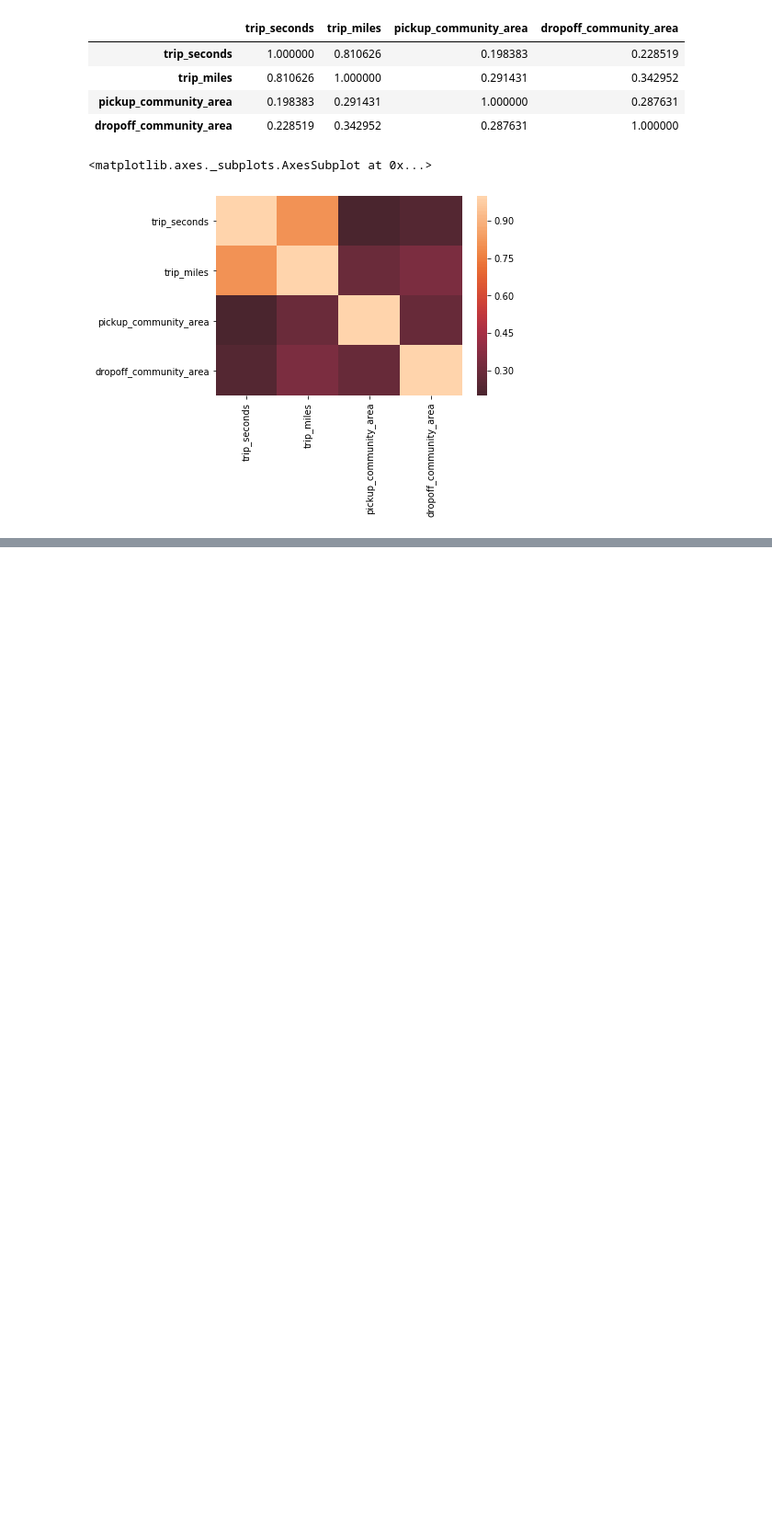
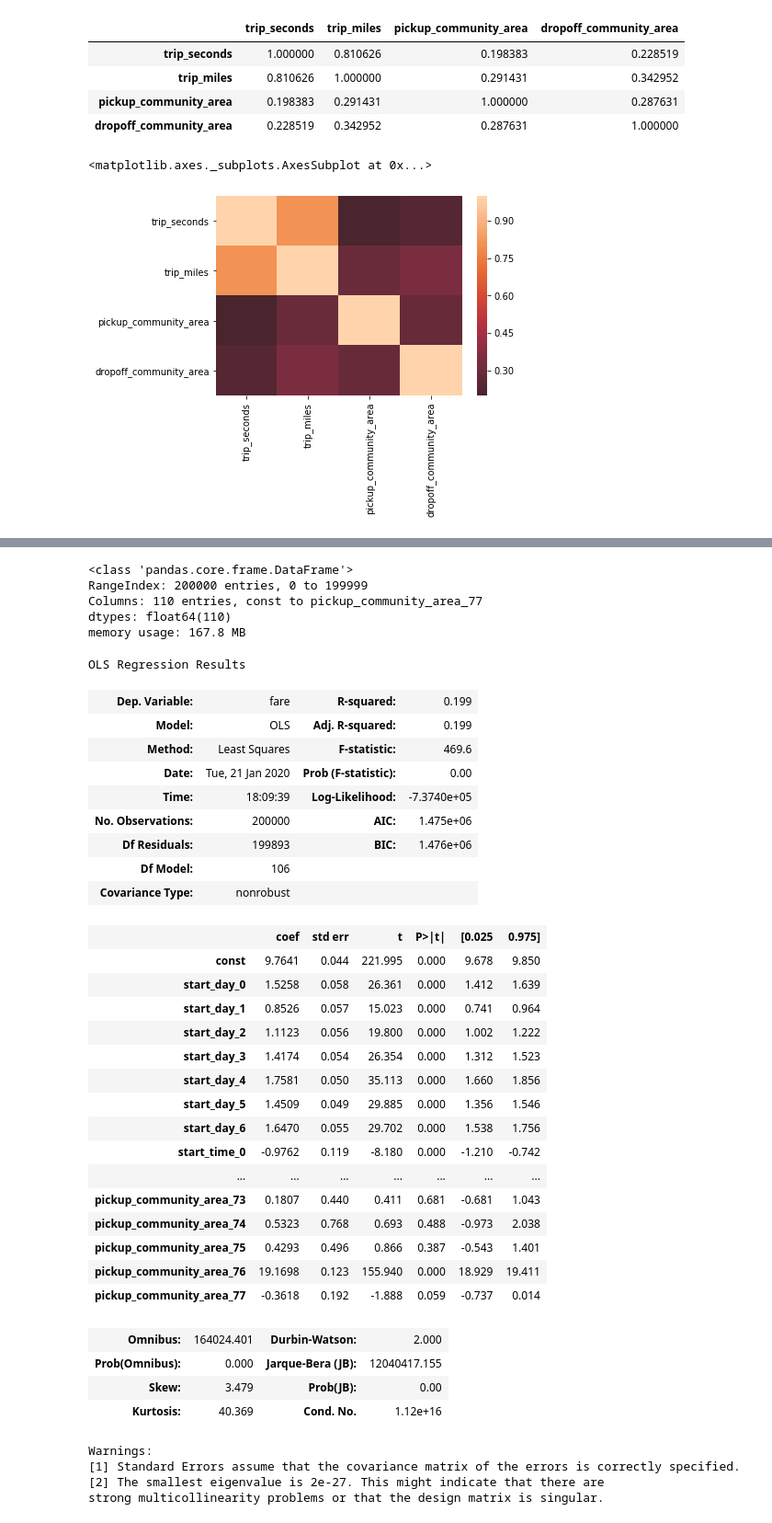
Before and after one commit to muoyo/chicago-ridesharing, a Jupyter notebook: Chicago_EDA.ipynb, the cells around one changed output, grey strips where cells are left out. Shown at 92% size. Drawn from its saved outputs; the diff is of its cells as text; code cells hidden in the pictures; blank space fills up the shorter version.

```diff
--- a/Chicago_EDA.ipynb
+++ b/Chicago_EDA.ipynb
@@ -251,0 +313,8 @@ import math
+# %%
+
+columns = enc.get_feature_names(input_features=X.columns)
+
+
+X_df = pd.DataFrame(onehotlabels.todense(), columns=columns)
+X_df['trip_seconds'] = ride_df['trip_seconds']
+X_df.head()
@@ -251,0 +329,11 @@ import math
+# %%
+X_df['trip_seconds'] = X_df['trip_seconds'].fillna(0)
+# %%
+X_df = X_df.drop(columns='trip_seconds')
+X_df.info()
+# %% [output]
+<class 'pandas.core.frame.DataFrame'>
+RangeIndex: 200000 entries, 0 to 199999
+Columns: 110 entries, const to pickup_community_area_77
+dtypes: float64(110)
+memory usage: 167.8 MB
@@ -251,0 +342,2 @@ import math
+# %%
+y = ride_df['fare']
@@ -251,0 +348,39 @@ import math
+# %%
+X_df = sm.add_constant(X_df)
+est = sm.OLS(y, X_df).fit()
+est.summary()
+# %% [output]
+OLS Regression Results
+| Dep. Variable: | fare | R-squared: | 0.199 |
+| Model: | OLS | Adj. R-squared: | 0.199 |
+| Method: | Least Squares | F-statistic: | 469.6 |
+| Date: | Tue, 21 Jan 2020 | Prob (F-statistic): | 0.00 |
+| Time: | 18:09:39 | Log-Likelihood: | -7.3740e+05 |
+| No. Observations: | 200000 | AIC: | 1.475e+06 |
+| Df Residuals: | 199893 | BIC: | 1.476e+06 |
+| Df Model: | 106 |  |  |
+| Covariance Type: | nonrobust |  |  |
+|  | coef | std err | t | P>|t| | [0.025 | 0.975] |
+| const | 9.7641 | 0.044 | 221.995 | 0.000 | 9.678 | 9.850 |
+| start_day_0 | 1.5258 | 0.058 | 26.361 | 0.000 | 1.412 | 1.639 |
+| start_day_1 | 0.8526 | 0.057 | 15.023 | 0.000 | 0.741 | 0.964 |
+| start_day_2 | 1.1123 | 0.056 | 19.800 | 0.000 | 1.002 | 1.222 |
+| start_day_3 | 1.4174 | 0.054 | 26.354 | 0.000 | 1.312 | 1.523 |
+| start_day_4 | 1.7581 | 0.050 | 35.113 | 0.000 | 1.660 | 1.856 |
+| start_day_5 | 1.4509 | 0.049 | 29.885 | 0.000 | 1.356 | 1.546 |
+| start_day_6 | 1.6470 | 0.055 | 29.702 | 0.000 | 1.538 | 1.756 |
+| start_time_0 | -0.9762 | 0.119 | -8.180 | 0.000 | -1.210 | -0.742 |
+| ... | ... | ... | ... | ... | ... | ... |
+| pickup_community_area_73 | 0.1807 | 0.440 | 0.411 | 0.681 | -0.681 | 1.043 |
+| pickup_community_area_74 | 0.5323 | 0.768 | 0.693 | 0.488 | -0.973 | 2.038 |
+| pickup_community_area_75 | 0.4293 | 0.496 | 0.866 | 0.387 | -0.543 | 1.401 |
+| pickup_community_area_76 | 19.1698 | 0.123 | 155.940 | 0.000 | 18.929 | 19.411 |
+| pickup_community_area_77 | -0.3618 | 0.192 | -1.888 | 0.059 | -0.737 | 0.014 |
+| Omnibus: | 164024.401 | Durbin-Watson: | 2.000 |
+| Prob(Omnibus): | 0.000 | Jarque-Bera (JB): | 12040417.155 |
+| Skew: | 3.479 | Prob(JB): | 0.00 |
+| Kurtosis: | 40.369 | Cond. No. | 1.12e+16 |
+Warnings:
+[1] Standard Errors assume that the covariance matrix of the errors is correctly specified.
+[2] The smallest eigenvalue is 2e-27. This might indicate that there are
+strong multicollinearity problems or that the design matrix is singular.
```
Also changed, not shown: parts of 25 cells of this notebook.
